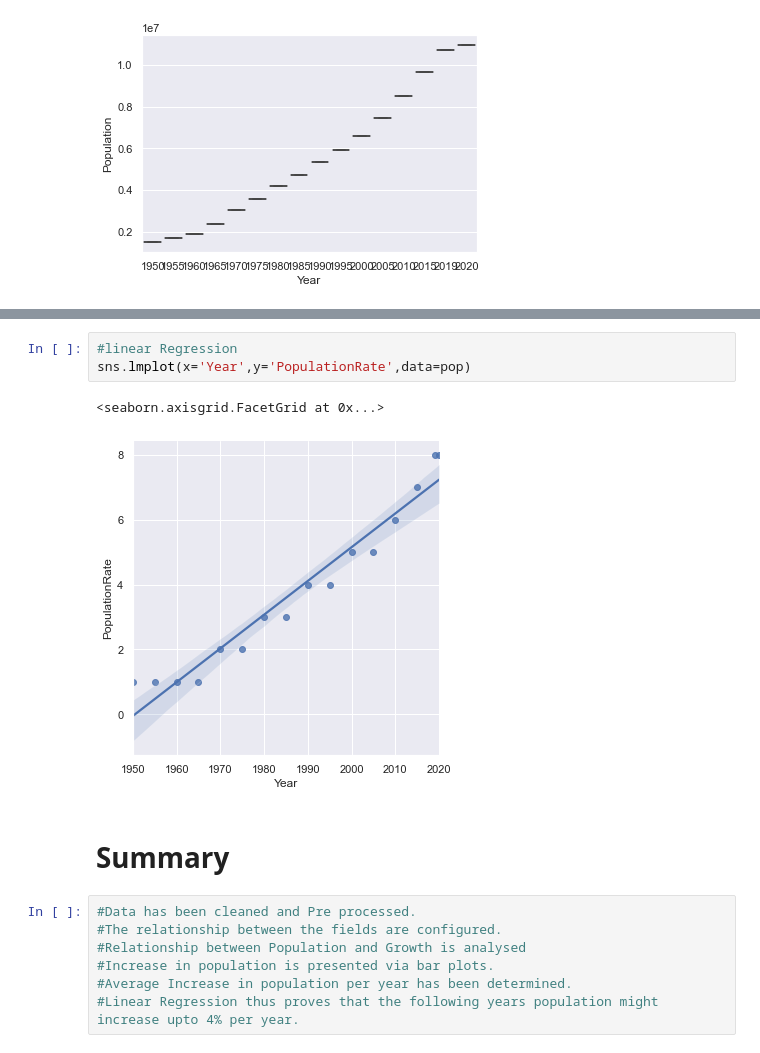
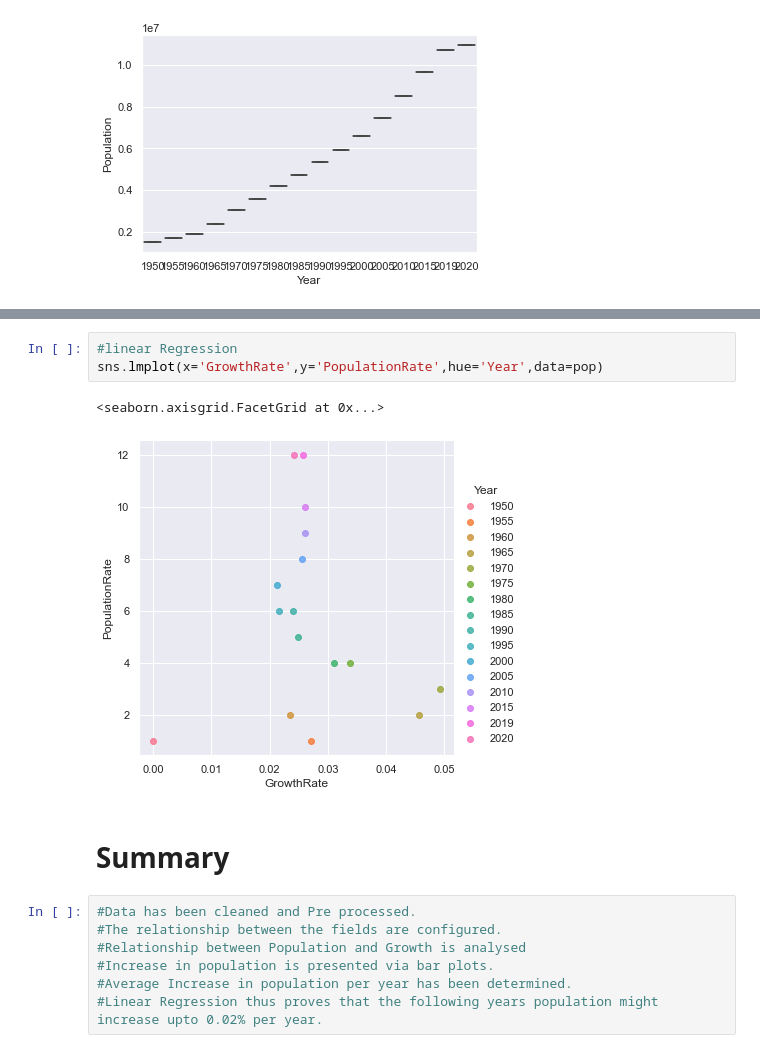
Before and after one commit to YaminiBaskar/Semantics, a Jupyter notebook: Population Analysis.ipynb, the cells around one changed output, grey strips where cells are left out. Drawn from its saved outputs; the diff is of its cells as text.

Commit message:
Add files via upload
Data Analysis using python.

```diff
--- a/Population Analysis.ipynb
+++ b/Population Analysis.ipynb
@@ -198,9 +224,9 @@ sns.boxplot(x='Year',y='Population',data=pop)
 # %%
 #linear Regression
-sns.lmplot(x='Year',y='PopulationRate',data=pop)
+sns.lmplot(x='GrowthRate',y='PopulationRate',hue='Year',data=pop)
 # %% [output]
 <seaborn.axisgrid.FacetGrid at 0x...>
-[figure, old version]
+[figure, new version]
 # %% [markdown]
 # Summary
 # %%
@@ -209,4 +235,4 @@ sns.lmplot(x='Year',y='PopulationRate',data=pop)
 #Relationship between Population and Growth is analysed
 #Increase in population is presented via bar plots.
 #Average Increase in population per year has been determined.
-#Linear Regression thus proves that the following years population might increase upto 4% per year.
+#Linear Regression thus proves that the following years population might increase upto 0.02% per year.
```
Also changed, not shown: parts of 11 cells of this notebook.
